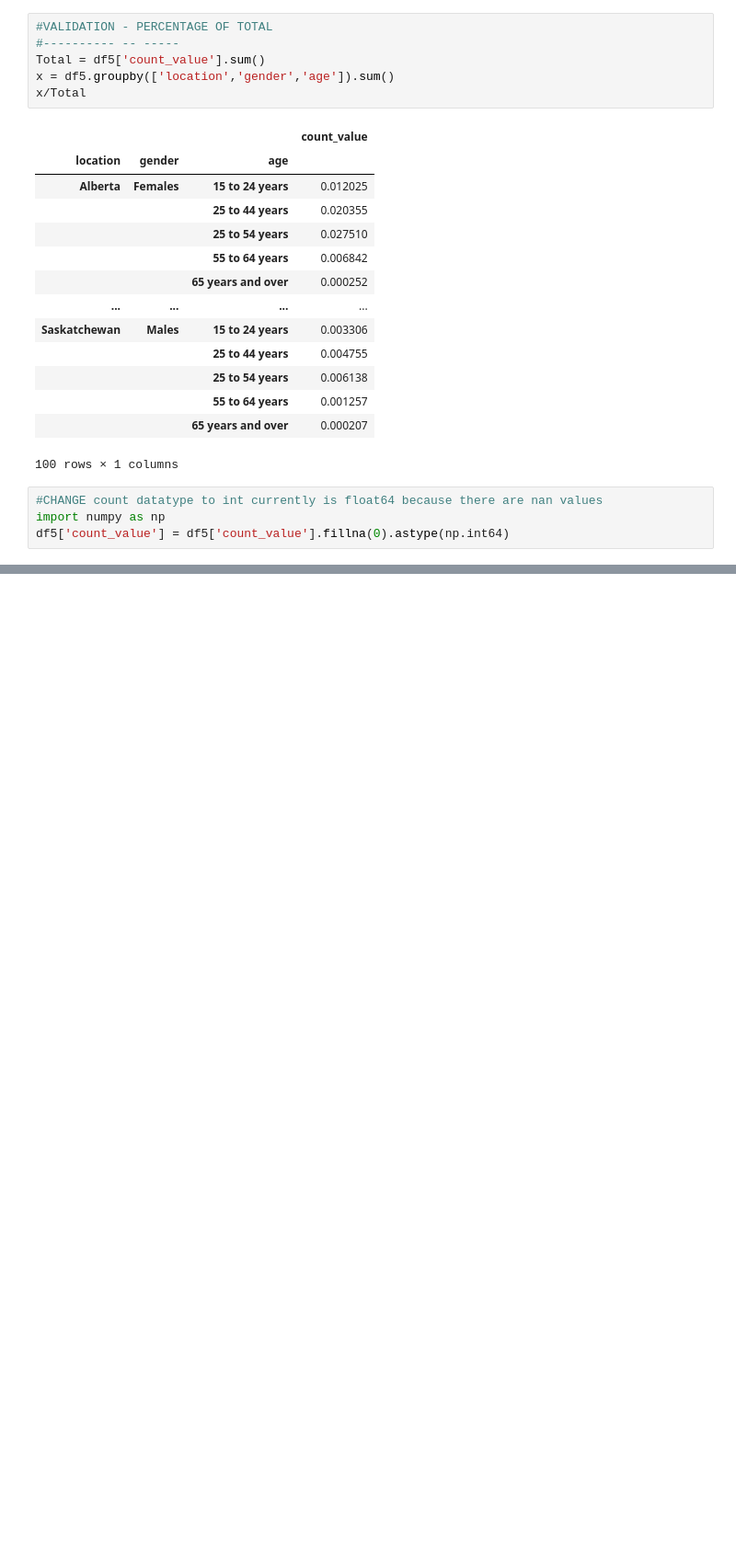
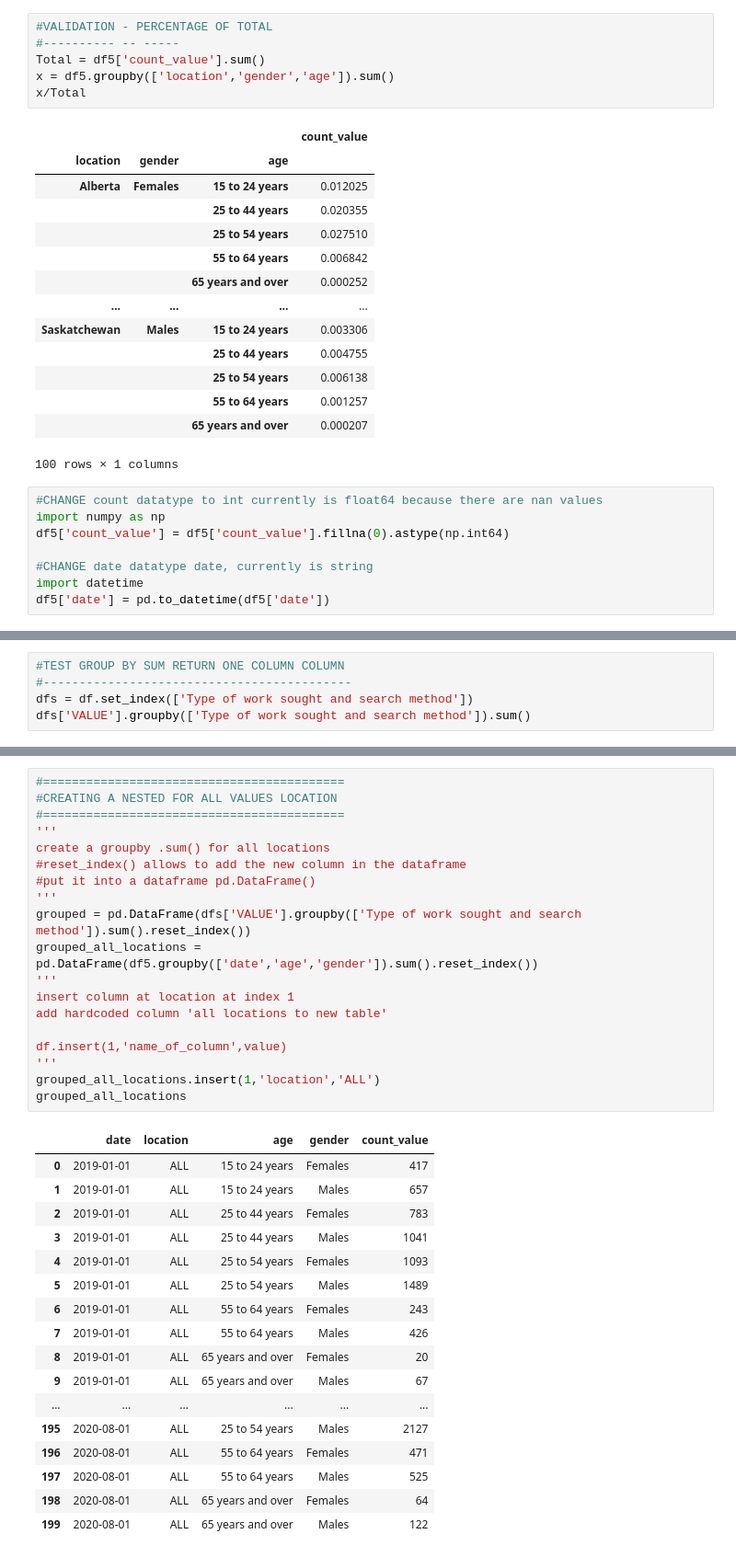
Before and after one commit to Carlos-Gomez-Hernandez/Jupyter-Notebook, a Jupyter notebook: unemployment_Canada/unemployment_cleanup.ipynb, the cells around one changed output, grey strips where cells are left out. Shown at 92% size. Saved outputs shown, nothing was run; the diff lists cells and outputs as text; blank space fills up the shorter version.

```diff
--- a/unemployment_Canada/unemployment_cleanup.ipynb
+++ b/unemployment_Canada/unemployment_cleanup.ipynb
@@ -287,4 +290,8 @@ x/Total
 #CHANGE count datatype to int currently is float64 because there are nan values
 import numpy as np
 df5['count_value'] = df5['count_value'].fillna(0).astype(np.int64)
+
+#CHANGE date datatype date, currently is string
+import datetime
+df5['date'] = pd.to_datetime(df5['date'])
 # %%
@@ -291,0 +381,5 @@ df5['count_value'] = df5['count_value'].fillna(0).astype(np.int64)
+# %%
+#TEST GROUP BY SUM RETURN ONE COLUMN COLUMN
+#-------------------------------------------
+dfs = df.set_index(['Type of work sought and search method'])
+dfs['VALUE'].groupby(['Type of work sought and search method']).sum()
@@ -291,0 +438,37 @@ df5['count_value'] = df5['count_value'].fillna(0).astype(np.int64)
+# %%
+#==========================================
+#CREATING A NESTED FOR ALL VALUES LOCATION
+#==========================================
+'''
+create a groupby .sum() for all locations
+#reset_index() allows to add the new column in the dataframe
+#put it into a dataframe pd.DataFrame()
+'''
+grouped = pd.DataFrame(dfs['VALUE'].groupby(['Type of work sought and search method']).sum().reset_index())
+grouped_all_locations = pd.DataFrame(df5.groupby(['date','age','gender']).sum().reset_index())
+'''
+insert column at location at index 1
+add hardcoded column 'all locations to new table'
+
+df.insert(1,'name_of_column',value)
+'''
+grouped_all_locations.insert(1,'location','ALL')
+grouped_all_locations
+# %% [output]
+|  | date | location | age | gender | count_value |
+| 0 | 2019-01-01 | ALL | 15 to 24 years | Females | 417 |
+| 1 | 2019-01-01 | ALL | 15 to 24 years | Males | 657 |
+| 2 | 2019-01-01 | ALL | 25 to 44 years | Females | 783 |
+| 3 | 2019-01-01 | ALL | 25 to 44 years | Males | 1041 |
+| 4 | 2019-01-01 | ALL | 25 to 54 years | Females | 1093 |
+| 5 | 2019-01-01 | ALL | 25 to 54 years | Males | 1489 |
+| 6 | 2019-01-01 | ALL | 55 to 64 years | Females | 243 |
+| 7 | 2019-01-01 | ALL | 55 to 64 years | Males | 426 |
+| 8 | 2019-01-01 | ALL | 65 years and over | Females | 20 |
+| 9 | 2019-01-01 | ALL | 65 years and over | Males | 67 |
+| ... | ... | ... | ... | ... | ... |
+| 195 | 2020-08-01 | ALL | 25 to 54 years | Males | 2127 |
+| 196 | 2020-08-01 | ALL | 55 to 64 years | Females | 471 |
+| 197 | 2020-08-01 | ALL | 55 to 64 years | Males | 525 |
+| 198 | 2020-08-01 | ALL | 65 years and over | Females | 64 |
+| 199 | 2020-08-01 | ALL | 65 years and over | Males | 122 |
```
Also changed, not shown: parts of 29 cells of this notebook.
